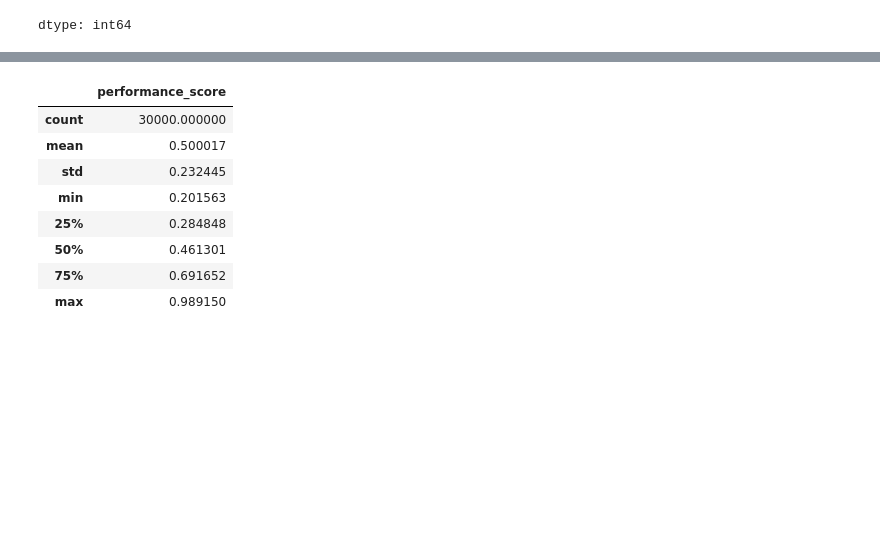
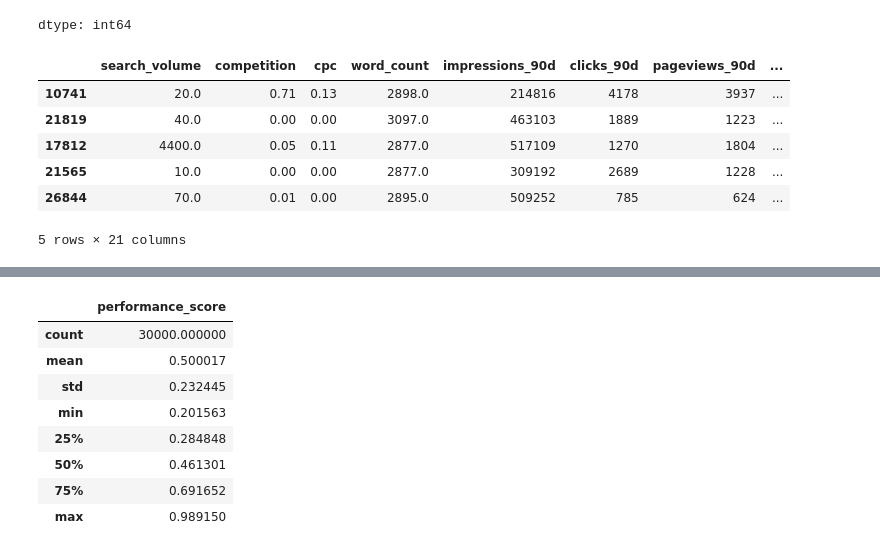
Before and after one commit to noor00-ai/fly_rank_intern, a Jupyter notebook: work/notebooks/capstone.ipynb, the cells around one changed output, grey strips where cells are left out. Saved outputs shown, nothing was run; the diff lists cells and outputs as text; code cells hidden in the pictures; blank space fills up the shorter version.

```diff
--- a/work/notebooks/capstone.ipynb
+++ b/work/notebooks/capstone.ipynb
@@ -264,4 +264,36 @@ signal_df.isnull().sum()
 | scroll_rate | 125 |
 | ai_traffic_pct | 0 |
 dtype: int64
+# %%
+from sklearn.preprocessing import MinMaxScaler
+
+signal_df = signal_df.fillna(signal_df.median())
+
+scaler = MinMaxScaler()
+
+scaled_features = pd.DataFrame(
+    scaler.fit_transform(signal_df),
+    columns=signal_df.columns
+)
+
+signal_df["signal_composite_score"] = (
+    0.30 * scaled_features["impressions_90d"] +
+    0.30 * scaled_features["clicks_90d"] +
+    0.20 * scaled_features["engagement_rate"] +
+    0.10 * scaled_features["ctr"] +
+    0.10 * (1 - scaled_features["avg_position"])
+)
+
+signal_df.sort_values(
+    by="signal_composite_score",
+    ascending=False
+).head()
+# %% [output]
+|  | search_volume | competition | cpc | word_count | impressions_90d | clicks_90d | pageviews_90d | ... |
+| 10741 | 20.0 | 0.71 | 0.13 | 2898.0 | 214816 | 4178 | 3937 | ... |
+| 21819 | 40.0 | 0.00 | 0.00 | 3097.0 | 463103 | 1889 | 1223 | ... |
+| 17812 | 4400.0 | 0.05 | 0.11 | 2877.0 | 517109 | 1270 | 1804 | ... |
+| 21565 | 10.0 | 0.00 | 0.00 | 2877.0 | 309192 | 2689 | 1228 | ... |
+| 26844 | 70.0 | 0.01 | 0.00 | 2895.0 | 509252 | 785 | 624 | ... |
+5 rows × 21 columns
 # %%
```
Also changed, not shown: parts of 6 cells of this notebook.
